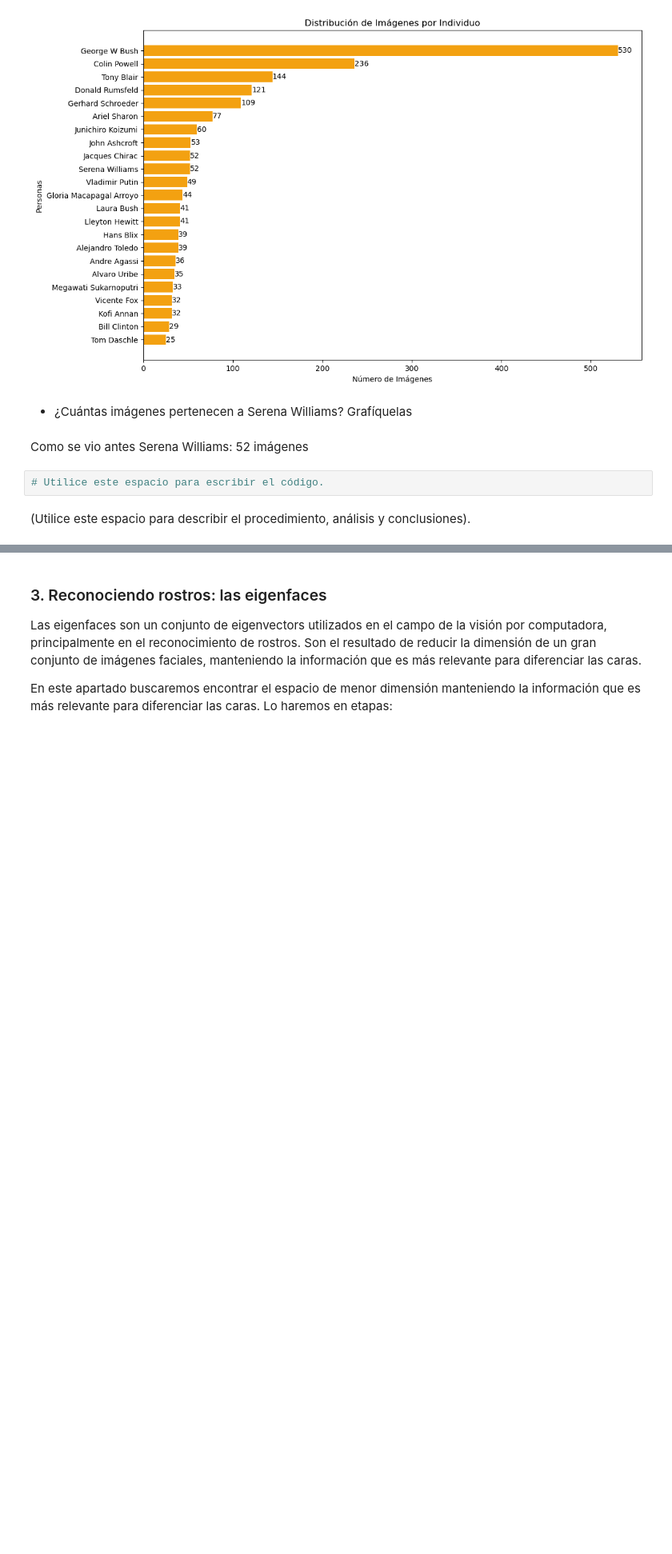
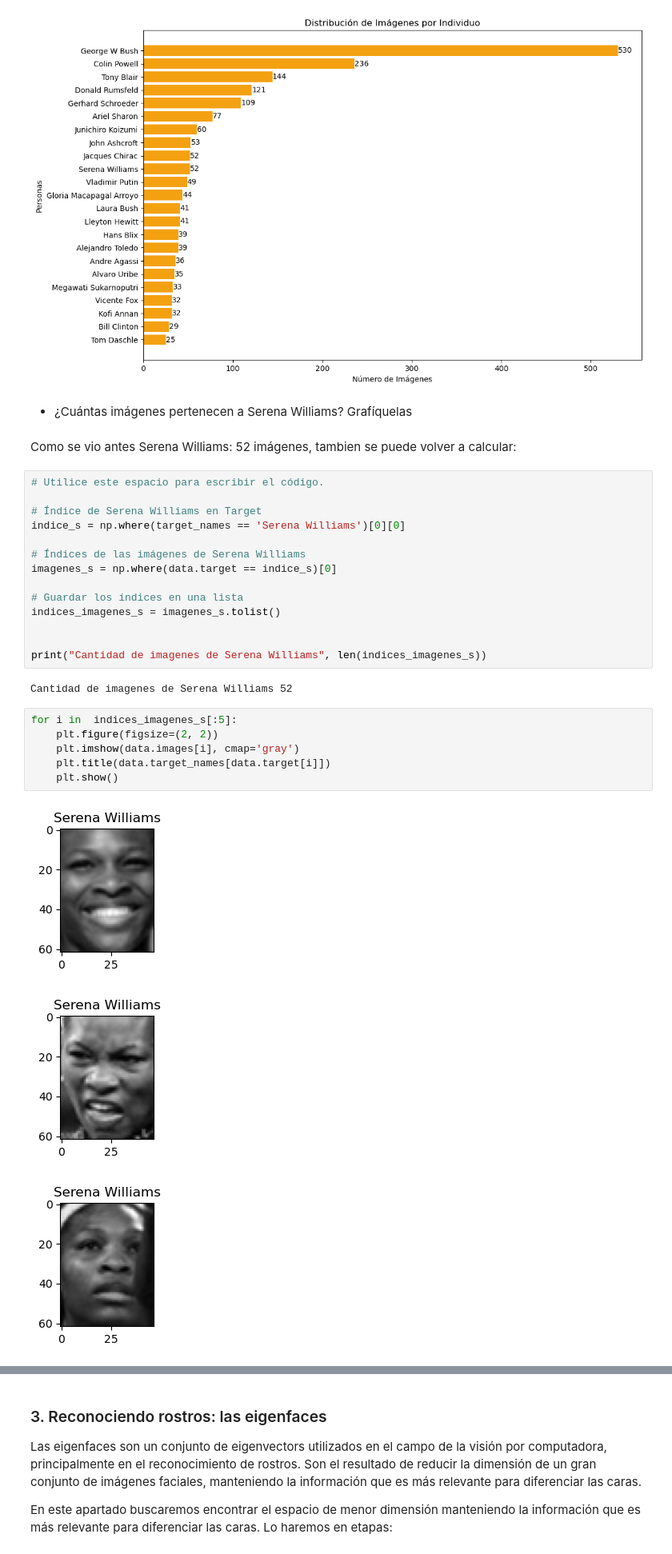
Before and after one commit to juankquintana/aprendizaje-no-supervisado, a Jupyter notebook: Semana 2/Taller/S2_LC_Taller_SVD.ipynb, the cells around one changed output, grey strips where cells are left out. Shown at 80% size. Cells and saved outputs as stored; diff of their text form; blank space fills up the shorter version.

```diff
--- a/Semana 2/Taller/S2_LC_Taller_SVD.ipynb
+++ b/Semana 2/Taller/S2_LC_Taller_SVD.ipynb
@@ -213,8 +218,30 @@ plt.show()
 # %% [markdown]
 - ¿Cuántas imágenes pertenecen a Serena Williams? Grafíquelas
 # %% [markdown]
-Como se vio antes Serena Williams: 52 imágenes
+Como se vio antes Serena Williams: 52 imágenes, tambien se puede volver a calcular:
-# %%
-# Utilice este espacio para escribir el código.
-# %% [markdown]
-(Utilice este espacio para describir el procedimiento, análisis y conclusiones).
+# %%
+# Utilice este espacio para escribir el código.
+
+# Índice de Serena Williams en Target
+indice_s = np.where(target_names == 'Serena Williams')[0][0]
+
+# Índices de las imágenes de Serena Williams
+imagenes_s = np.where(data.target == indice_s)[0]
+
+# Guardar los índices en una lista
+indices_imagenes_s = imagenes_s.tolist()
+
+
+print("Cantidad de imagenes de Serena Williams", len(indices_imagenes_s))
+# %% [output]
+Cantidad de imagenes de Serena Williams 52
+# %%
+for i in  indices_imagenes_s[:5]:
+    plt.figure(figsize=(2, 2))
+    plt.imshow(data.images[i], cmap='gray')
+    plt.title(data.target_names[data.target[i]])
+    plt.show()
+# %% [output]
+[figure, added]
+[figure, added]
+[figure, added]
```
Also changed, not shown: parts of 12 cells of this notebook.
